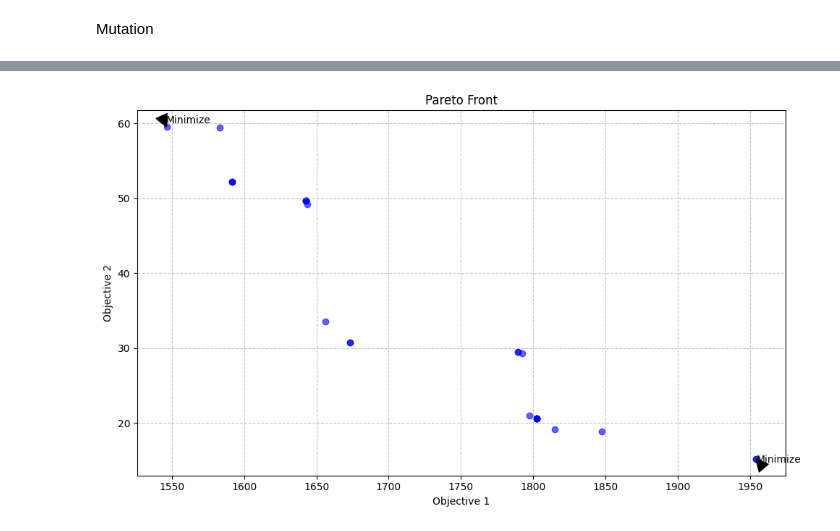
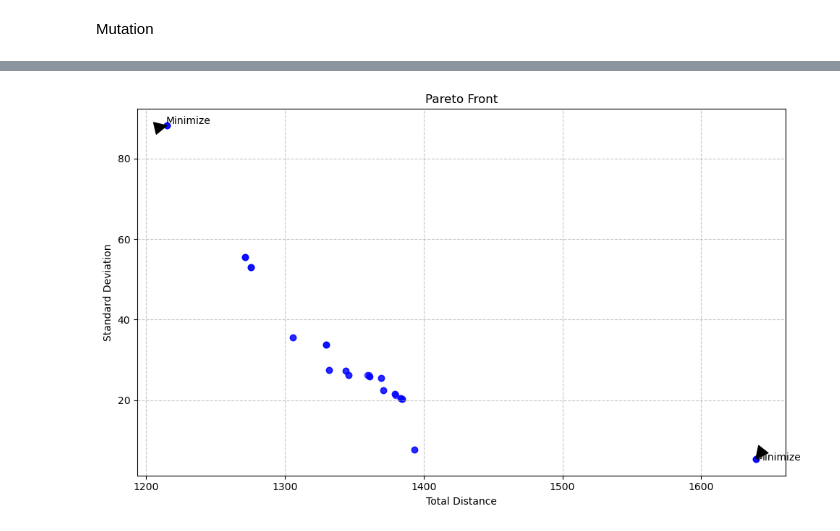
Before and after one commit to Leolieu02/ACIT4610-Assignment2, a Jupyter notebook: NSGA2.ipynb, the cells around one changed output, grey strips where cells are left out. Saved outputs shown, nothing was run; the diff lists cells and outputs as text; code cells hidden in the pictures.

```diff
--- a/NSGA2.ipynb
+++ b/NSGA2.ipynb
@@ -4,7 +4,6 @@ Read files
 import numpy as np
 import random
 import time
-from pymoo.indicators.hv import Hypervolume
 
 def read_vrp_file(filepath: str):
     data = {
@@ -72,6 +71,6 @@ def read_vrp_file(filepath: str):
 
     return data
 
-
+# DEFINE MAP AND VEHICLE COUNT HERE
 data = read_vrp_file("content/A-n32-k5.vrp")
-data['customers']
+vehicle_count = 5
@@ -203,31 +163,28 @@ print(fitness_standard_dev)
 Mutation
 # %%
 def swap_mutation(individual):
-    vehicle = random.choice([v for v in individual if len(v) > 1])
+    vehicle = random.choice([v for v in individual if len(v) > 2])
     i, j = random.sample(range(len(vehicle)), 2)
     vehicle[i], vehicle[j] = vehicle[j], vehicle[i]
     return individual
 
 
+
 def relocation_mutation(individual):
-    # pick a non-empty vehicle as source
+    # Pick a non-empty vehicle as source
     from_vehicle = random.choice([v for v in individual if v])
     customer = from_vehicle.pop(random.randrange(len(from_vehicle)))
 
-    # pick a different vehicle as target
-    candidates = [v for v in individual if v is not from_vehicle]
-    to_vehicle = random.choice(candidates)
+    # Pick a different vehicle as target
+    candidates = [v for v in individual if v is not from_vehicle and vehicleCheck(v,customers[customer])]
 
     # Check if car has space for customer
-    if vehicleCheck(to_vehicle,customers[customer]):
-        # print(customers[customer])
-        # print(customer)
-        # print(to_vehicle)
-        # insert at random position
+    if len(candidates)>0:
+        to_vehicle = random.choice(candidates)
         insert_pos = random.randint(0, len(to_vehicle))
         to_vehicle.insert(insert_pos, customer)
-    # If there isnt space in the car, create new one
+    # If there isnt space in the car
     else:
-        individual.append([customer])
+        from_vehicle.append(customer)
 
     return individual
@@ -586,4 +526,10 @@ mutation_rate = 0.3
 # %%
+pop_size = 40
+n_generations = 100
+objective_functions = [totalDistance, standardDeviation]
+crossover_rate = 0.7
+mutation_rate = 0.2
+run_times = 20
 total_Spread = []
 total_Hypervolume = []
 total_Runtime = []
@@ -594,10 +540,10 @@ max_spread = 0
 min_hypervolume = float("inf")
 max_hypervolume = 0
 
-for i in range(20):
+for i in range(run_times):
     start_time = time.time()
 
-    final_population = nsga_ii(pop_size, n_generations, objective_functions, crossover_rate, mutation_rate)
+    final_population = nsga_ii(pop_size, n_generations, objective_functions, crossover_rate, mutation_rate,gen_by_gen=False) # True to see gen by gen metrics
 
     run_time = time.time() - start_time
     total_Runtime.append(run_time)
@@ -605,7 +551,6 @@ for i in range(20):
     pareto_front_objs = np.array([p.objectives for p in final_population if p.rank == 1], dtype=float)
     points = np.array([p.objectives for p in final_population], dtype=float)
 
-    # print(points)
     delta = spread_delta(pareto_front_objs, sort_by=0)
     total_Spread.append(delta)
     if delta < min_spread: min_spread = delta
@@ -660,25 +618,25 @@ Lowest hypervolume: 0.7507128038119193
 # %%
 import matplotlib.pyplot as plt
 
 pareto_front = [p for p in final_population if p.rank == 1]
 
 # Assuming pareto_front is already defined
 x = [solution.objectives[0] for solution in pareto_front]
 y = [solution.objectives[1] for solution in pareto_front]
 
 plt.figure(figsize=(10, 6))
 plt.scatter(x, y, c='blue', alpha=0.6)
 plt.title('Pareto Front')
-plt.xlabel('Objective 1')
-plt.ylabel('Objective 2')
+plt.xlabel('Total Distance')
+plt.ylabel('Standard Deviation')
 plt.grid(True, linestyle='--', alpha=0.7)
 
 plt.annotate('Minimize', xy=(min(x), max(y)), xytext=(min(x)-0.5, max(y)+0.5),
              arrowprops=dict(facecolor='black', shrink=0.05))
 plt.annotate('Minimize', xy=(max(x), min(y)), xytext=(max(x)+0.5, min(y)-0.5),
              arrowprops=dict(facecolor='black', shrink=0.05))
 
 plt.tight_layout()
 plt.show()
 # %% [output]
-[figure, old version]
+[figure, new version]
```
Also changed, not shown: parts of 13 cells of this notebook, 3 other files.
